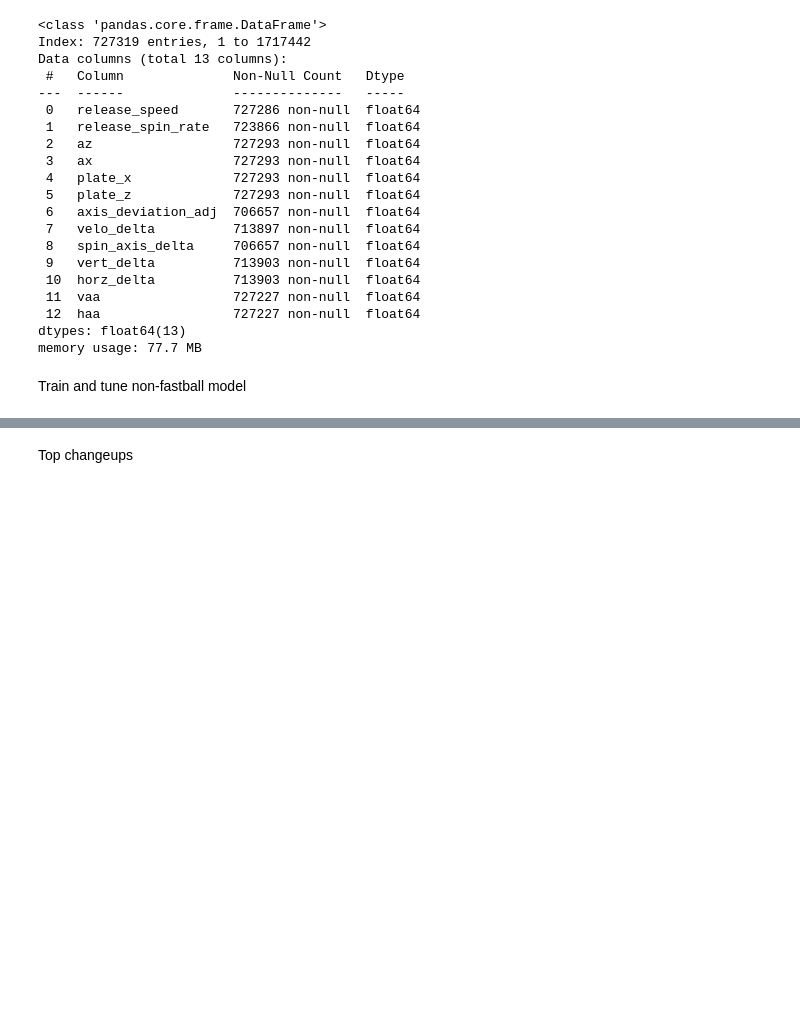
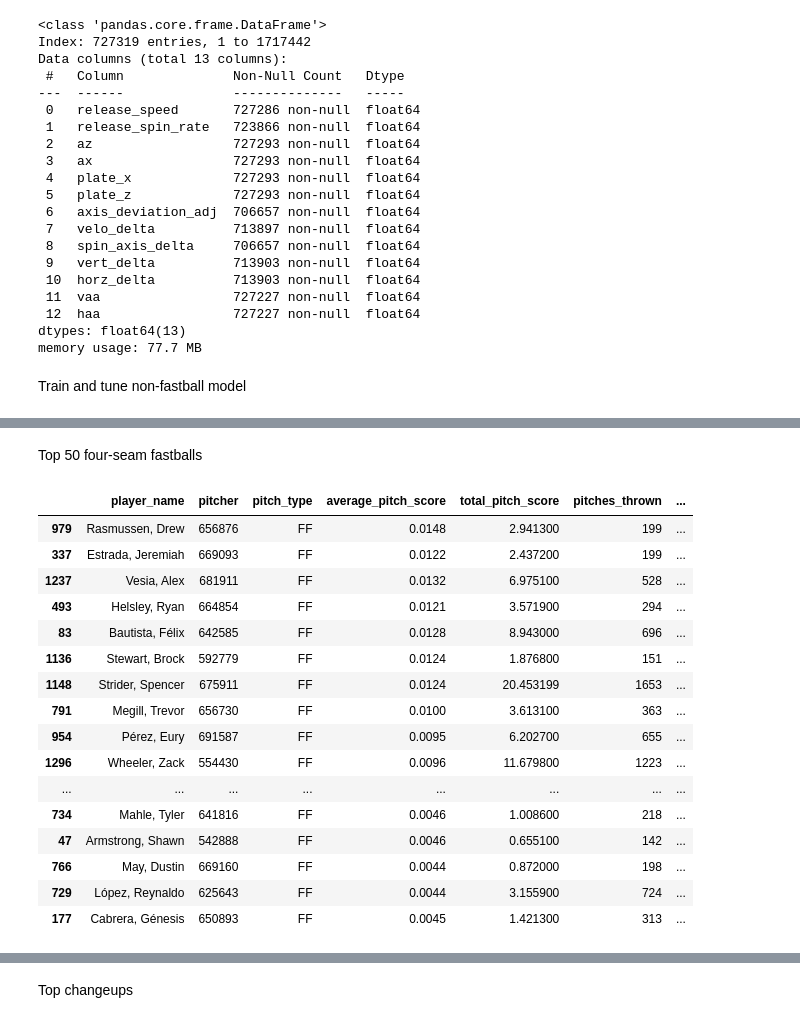
Before and after one commit to sam-walsh/pitching_model, a Jupyter notebook: stuff.ipynb, the cells around one changed output, grey strips where cells are left out. Drawn from its saved outputs; the diff is of its cells as text; code cells hidden in the pictures; blank space fills up the shorter version.

```diff
--- a/stuff.ipynb
+++ b/stuff.ipynb
@@ -495,0 +343,45 @@ plot_shap_values(df_non_fastballs, xgb_non_fastball, non_fastball_features, 'SL'
+# %%
+def top_pitches(df, pitch_types, min_pitches=100, top_n=50):
+    """
+    Returns the top n pitches in pitch_score_percentile for a selected pitch type(s)
+    with an option to filter number of pitches_thrown.
+
+    Parameters:
+    df (pandas.DataFrame): DataFrame containing the pitch data.
+    pitch_types (list): List of pitch types to consider.
+    min_pitches (int): Minimum number of pitches thrown to consider.
+    top_n (int): Number of top pitches to return.
+
+    Returns:
+    pandas.DataFrame: DataFrame containing the top n pitches.
+    """
+    if isinstance(pitch_types, str):
+        pitch_types = [pitch_types]
+
+    return (df.loc[df['pitch_type'].isin(pitch_types)]
+              .query('pitches_thrown > @min_pitches')
+              .sort_values('pitch_score_percentile', ascending=False)
+              .head(top_n))
+# %% [markdown]
+Top 50 four-seam fastballs
+# %%
+top_fastballs = top_pitches(df2, 'FF')
+top_fastballs
+# %% [output]
+|  | player_name | pitcher | pitch_type | average_pitch_score | total_pitch_score | pitches_thrown | ... |
+| 979 | Rasmussen, Drew | 656876 | FF | 0.0148 | 2.941300 | 199 | ... |
+| 337 | Estrada, Jeremiah | 669093 | FF | 0.0122 | 2.437200 | 199 | ... |
+| 1237 | Vesia, Alex | 681911 | FF | 0.0132 | 6.975100 | 528 | ... |
+| 493 | Helsley, Ryan | 664854 | FF | 0.0121 | 3.571900 | 294 | ... |
+| 83 | Bautista, Félix | 642585 | FF | 0.0128 | 8.943000 | 696 | ... |
+| 1136 | Stewart, Brock | 592779 | FF | 0.0124 | 1.876800 | 151 | ... |
+| 1148 | Strider, Spencer | 675911 | FF | 0.0124 | 20.453199 | 1653 | ... |
+| 791 | Megill, Trevor | 656730 | FF | 0.0100 | 3.613100 | 363 | ... |
+| 954 | Pérez, Eury | 691587 | FF | 0.0095 | 6.202700 | 655 | ... |
+| 1296 | Wheeler, Zack | 554430 | FF | 0.0096 | 11.679800 | 1223 | ... |
+| ... | ... | ... | ... | ... | ... | ... | ... |
+| 734 | Mahle, Tyler | 641816 | FF | 0.0046 | 1.008600 | 218 | ... |
+| 47 | Armstrong, Shawn | 542888 | FF | 0.0046 | 0.655100 | 142 | ... |
+| 766 | May, Dustin | 669160 | FF | 0.0044 | 0.872000 | 198 | ... |
+| 729 | López, Reynaldo | 625643 | FF | 0.0044 | 3.155900 | 724 | ... |
+| 177 | Cabrera, Génesis | 650893 | FF | 0.0045 | 1.421300 | 313 | ... |
```
Also changed, not shown: parts of 44 cells of this notebook, 2 other files.
